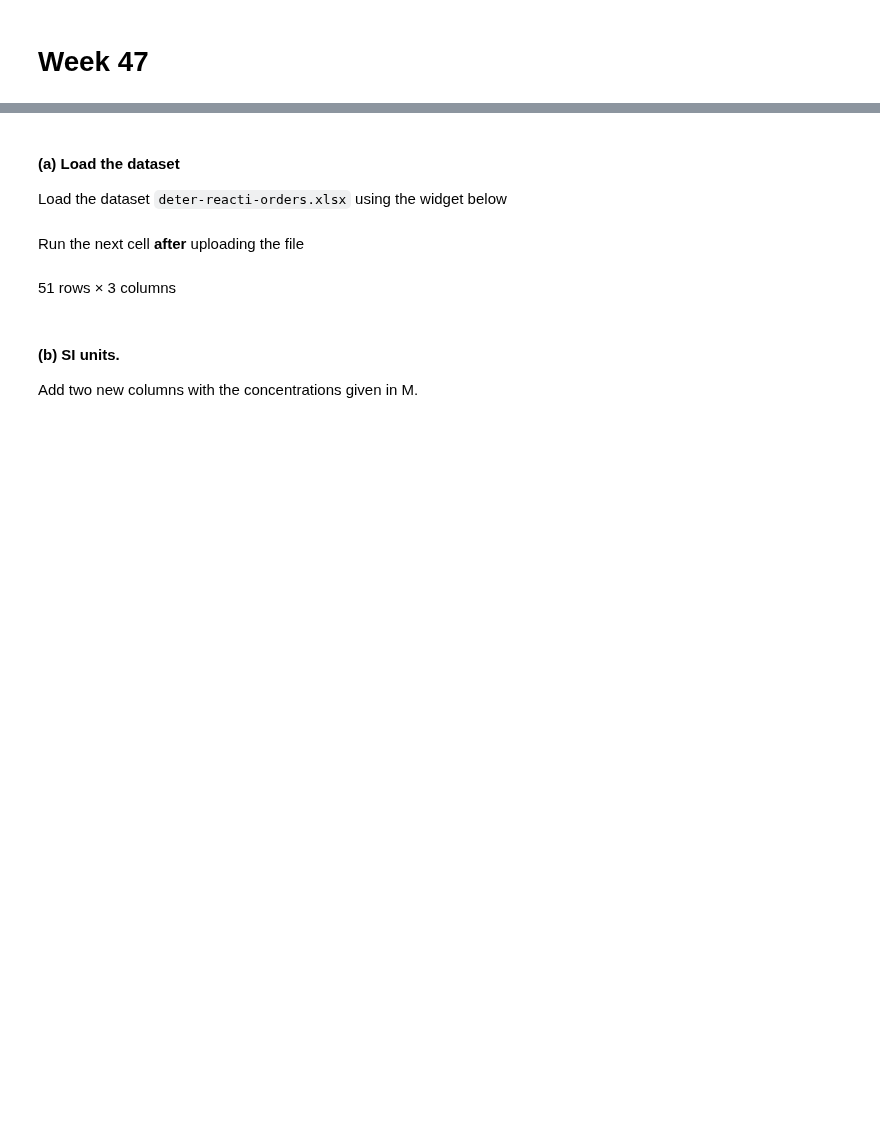
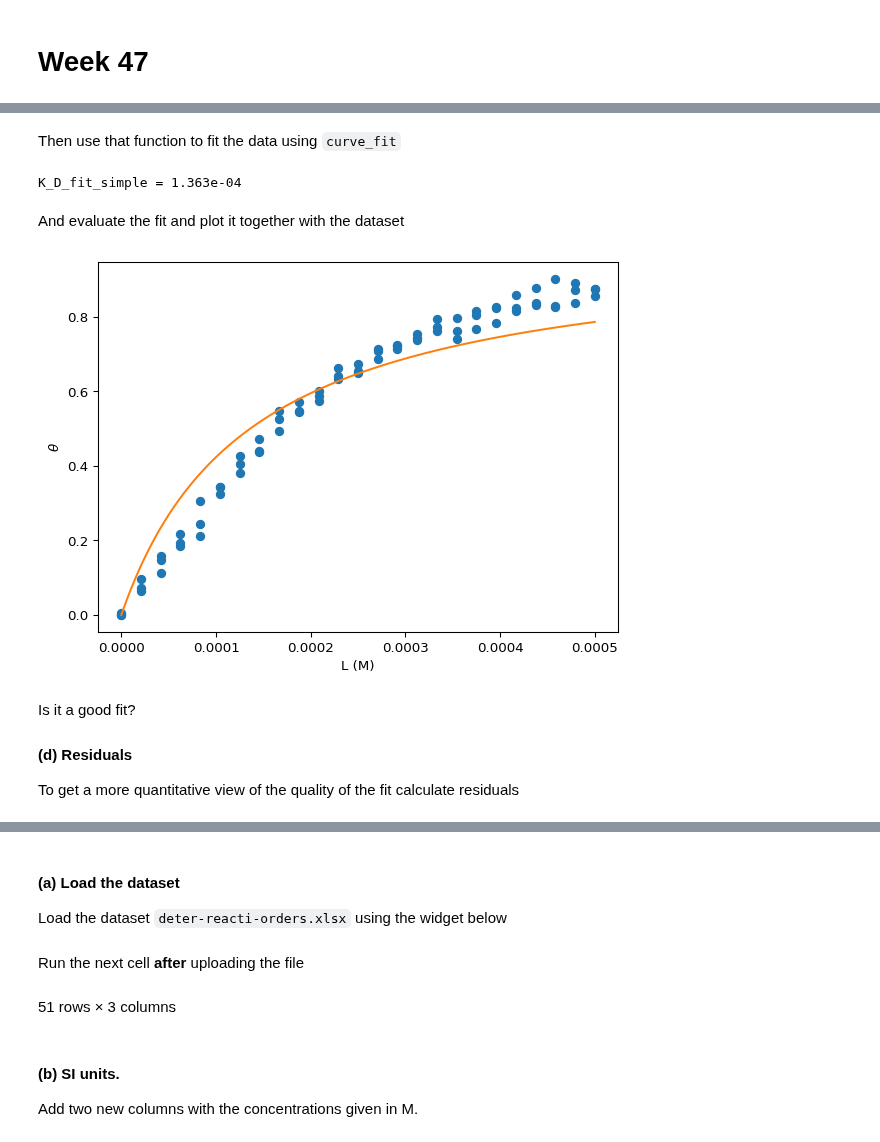
Before and after one commit to au-mbg/fysisk-biokemi, a Jupyter notebook: built_notebooks/master/week_47.ipynb, the cells around one changed output, grey strips where cells are left out. Cells and saved outputs as stored; diff of their text form; code cells hidden in the pictures; blank space fills up the shorter version.

```diff
--- a/built_notebooks/master/week_47.ipynb
+++ b/built_notebooks/master/week_47.ipynb
@@ -12,0 +73,35 @@ except ImportError:
+# %%
+def simple_binding(L, K_D):
+    theta = L / (L + K_D)
+    return theta
+# %% [markdown]
+Then use that function to fit the data using `curve_fit`
+# %%
+popt, pcov = curve_fit(simple_binding, df['L_(M)'], df['theta'])
+K_D_fit_simple = popt[0]
+print(f'{K_D_fit_simple = :.3e}')
+# %% [output]
+K_D_fit_simple = 1.363e-04
+# %% [markdown]
+And evaluate the fit and plot it together with the dataset
+# %%
+L_smooth = np.linspace(0, df['L_(M)'].max(), 100)
+theta_fit_simple = simple_binding(L_smooth, K_D_fit_simple)
+
+fig, ax = plt.subplots()
+
+ax.plot(df['L_(M)'], df['theta'], 'o')
+ax.plot(L_smooth, theta_fit_simple)
+
+ax.set_xlabel('L (M)')
+ax.set_ylabel(r'$\theta$')
+plt.show()
+# %% [output]
+[figure, added]
+# %% [markdown]
+Is it a good fit?
+
+#### (d) Residuals
+
+To get a more quantitative view of the quality of the fit calculate
+residuals
```
Also changed, not shown: parts of 23 cells of this notebook, 13 other files.
